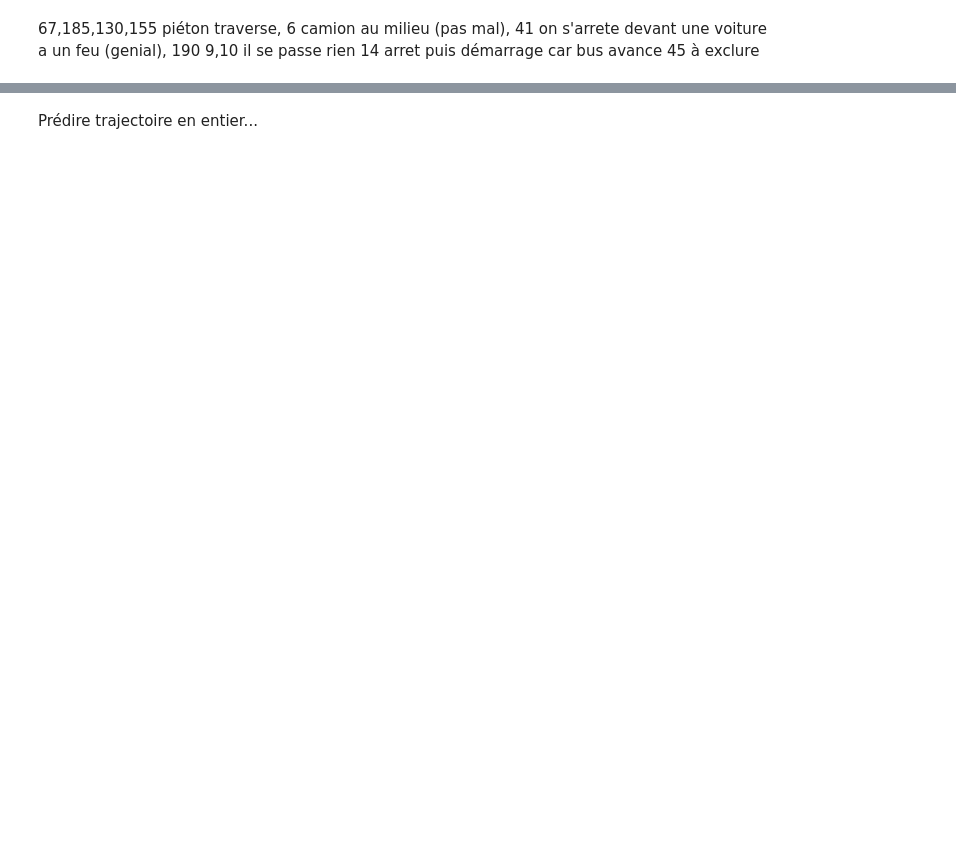
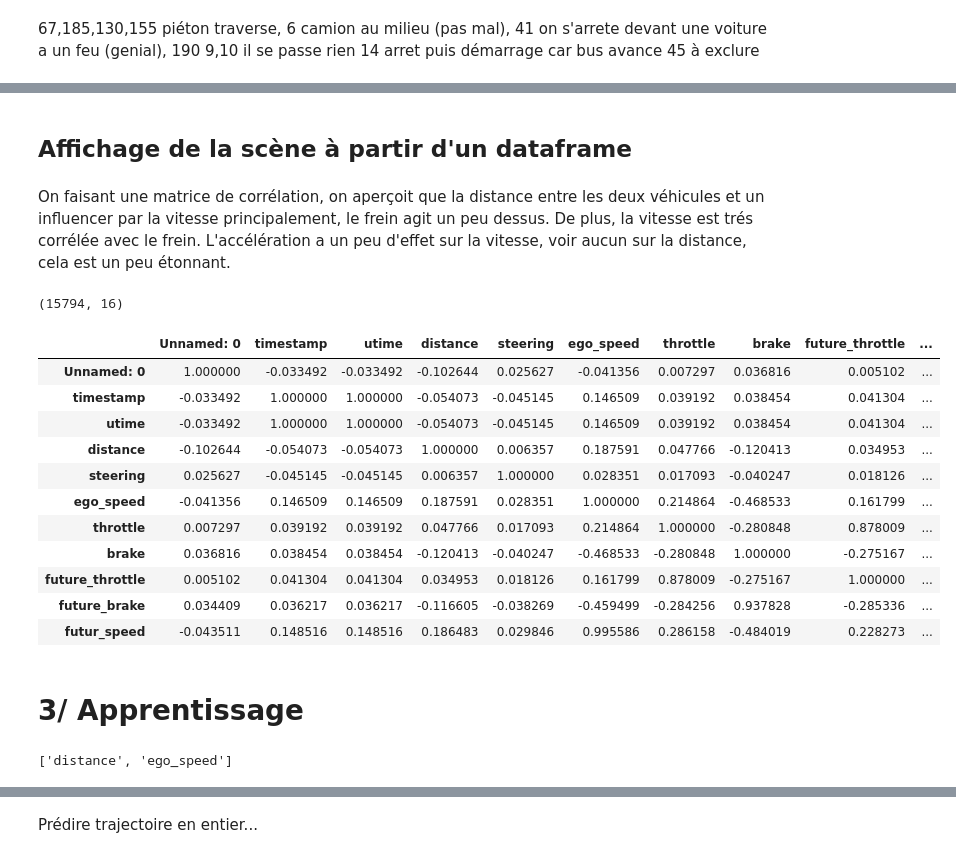
Before and after one commit to AlexandreFiche/machine_learning_for_autonomous_driving, a Jupyter notebook: nuscenes_prediction_acceleration_freinage.ipynb, the cells around one changed output, grey strips where cells are left out. Saved outputs shown, nothing was run; the diff lists cells and outputs as text; code cells hidden in the pictures; blank space fills up the shorter version.

```diff
--- a/nuscenes_prediction_acceleration_freinage.ipynb
+++ b/nuscenes_prediction_acceleration_freinage.ipynb
@@ -821,0 +876,2 @@ plt.show()
+# %% [markdown]
+## Affichage de la scène à partir d'un dataframe
@@ -821,0 +976,21 @@ plt.show()
+# %% [markdown]
+On faisant une matrice de corrélation, on aperçoit que la distance entre les deux véhicules et un influencer par la vitesse principalement, le frein agit un peu dessus. De plus, la vitesse est trés corrélée avec le frein. L'accélération a un peu d'effet sur la vitesse, voir aucun sur la distance, cela est un peu étonnant.
+# %%
+print(near_df.shape)
+near_df.corr()
+# %% [output]
+(15794, 16)
+|  | Unnamed: 0 | timestamp | utime | distance | steering | ego_speed | throttle | brake | future_throttle | ... |
+| Unnamed: 0 | 1.000000 | -0.033492 | -0.033492 | -0.102644 | 0.025627 | -0.041356 | 0.007297 | 0.036816 | 0.005102 | ... |
+| timestamp | -0.033492 | 1.000000 | 1.000000 | -0.054073 | -0.045145 | 0.146509 | 0.039192 | 0.038454 | 0.041304 | ... |
+| utime | -0.033492 | 1.000000 | 1.000000 | -0.054073 | -0.045145 | 0.146509 | 0.039192 | 0.038454 | 0.041304 | ... |
+| distance | -0.102644 | -0.054073 | -0.054073 | 1.000000 | 0.006357 | 0.187591 | 0.047766 | -0.120413 | 0.034953 | ... |
+| steering | 0.025627 | -0.045145 | -0.045145 | 0.006357 | 1.000000 | 0.028351 | 0.017093 | -0.040247 | 0.018126 | ... |
+| ego_speed | -0.041356 | 0.146509 | 0.146509 | 0.187591 | 0.028351 | 1.000000 | 0.214864 | -0.468533 | 0.161799 | ... |
+| throttle | 0.007297 | 0.039192 | 0.039192 | 0.047766 | 0.017093 | 0.214864 | 1.000000 | -0.280848 | 0.878009 | ... |
+| brake | 0.036816 | 0.038454 | 0.038454 | -0.120413 | -0.040247 | -0.468533 | -0.280848 | 1.000000 | -0.275167 | ... |
+| future_throttle | 0.005102 | 0.041304 | 0.041304 | 0.034953 | 0.018126 | 0.161799 | 0.878009 | -0.275167 | 1.000000 | ... |
+| future_brake | 0.034409 | 0.036217 | 0.036217 | -0.116605 | -0.038269 | -0.459499 | -0.284256 | 0.937828 | -0.285336 | ... |
+| futur_speed | -0.043511 | 0.148516 | 0.148516 | 0.186483 | 0.029846 | 0.995586 | 0.286158 | -0.484019 | 0.228273 | ... |
+# %% [markdown]
+# 3/ Apprentissage
@@ -821,0 +1005,9 @@ plt.show()
+# %%
+features = ["distance","ego_speed"]
+#features = [col for col in train_data.columns.to_list() if ('distance' in col or'ego_speed' in col)]
+print(features)
+y = df_for_predict["futur_speed"]
+X = df_for_predict[features]
+#X_train, X_test, y_train, y_test = train_test_split(X,y, test_size = 0.2)
+# %% [output]
+['distance', 'ego_speed']
```
Also changed, not shown: parts of 76 cells of this notebook, 11 other files.
